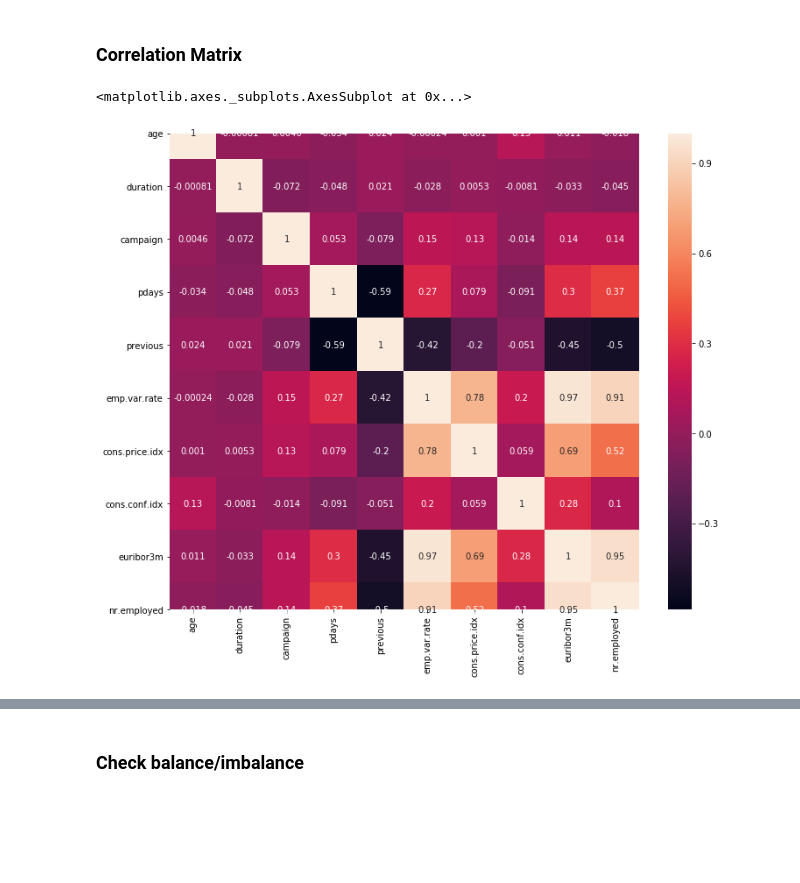
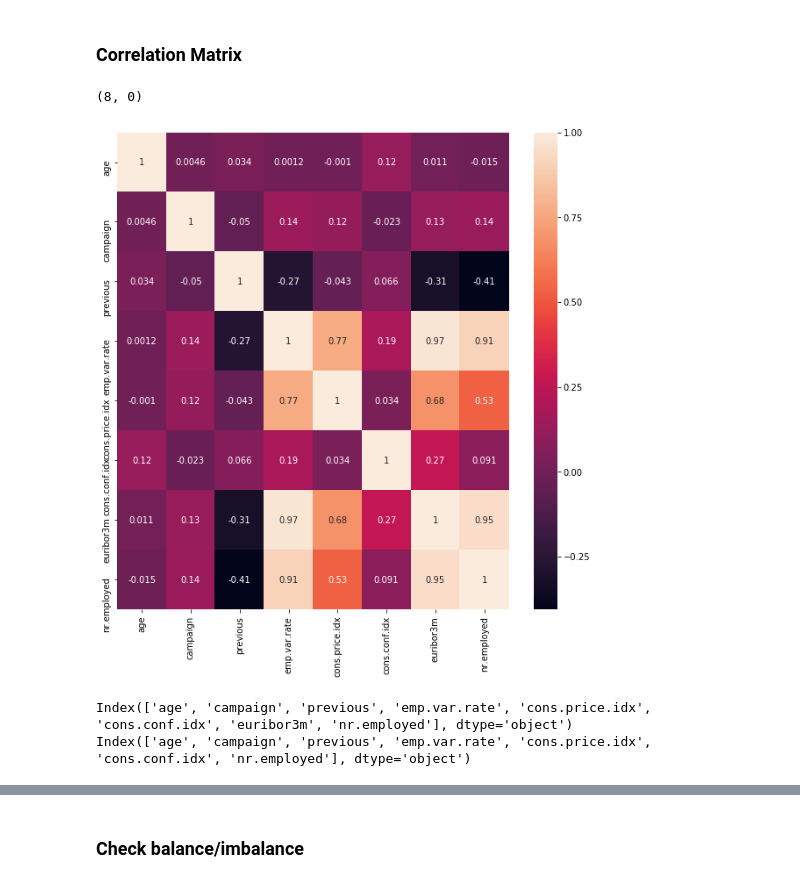
Before and after one commit to sanayei/marketing, a Jupyter notebook: bank-marketing.ipynb, the cells around one changed output, grey strips where cells are left out. Saved outputs shown, nothing was run; the diff lists cells and outputs as text; code cells hidden in the pictures; blank space fills up the shorter version.

Commit message:
cleaning data and added new variables

```diff
--- a/bank-marketing.ipynb
+++ b/bank-marketing.ipynb
@@ -150,0 +216,2 @@ plt.show()
+# %%
+df = df[~((df['pdays'] == 999) & (df['poutcome'] != 'nonexistent'))]
@@ -150,0 +264,4 @@ plt.show()
+# %%
+# we can  create a new variable "previous_contact" also drop pdays
+df['previous_contact'] = np.where(df['pdays']!=999, 1, 0)
+# df['previous_contact'] = df['previous_contact'].astype('category')
@@ -150,0 +273,10 @@ plt.show()
+# %%
+numeric_features_lst = ['age',
+                    'campaign',
+                    'previous',
+                    'emp.var.rate',
+                    'cons.price.idx',
+                    'cons.conf.idx',
+                    'euribor3m',
+                    'nr.employed']
+numeric_features = df[numeric_features_lst].columns
@@ -262,8 +445,25 @@ poutcome 0
 # %% [markdown]
 ###  Correlation Matrix
 # %%
-plt.figure(figsize=(12, 10))
-sns.heatmap(df.corr(method='pearson'), annot=True)
+plt.figure(figsize=(10, 10))
+ax = sns.heatmap(df[numeric_features].corr(method='pearson'), annot=True)
+ax.set_ylim(8, 0)
 # %% [output]
-<matplotlib.axes._subplots.AxesSubplot at 0x...>
+(8, 0)
-[figure, old version]
+[figure, new version]
+# %%
+# exclude euribor3m from numeric_features because of high correlation
+print(numeric_features)
+numeric_features_lst = ['age',
+                    'campaign',
+                    'previous',
+                    'emp.var.rate',
+                    'cons.price.idx',
+                    'cons.conf.idx',
+#                     'euribor3m',
+                    'nr.employed']
+numeric_features = df[numeric_features_lst].columns
+print(numeric_features)
+# %% [output]
+Index(['age', 'campaign', 'previous', 'emp.var.rate', 'cons.price.idx', 'cons.conf.idx', 'euribor3m', 'nr.employed'], dtype='object')
+Index(['age', 'campaign', 'previous', 'emp.var.rate', 'cons.price.idx', 'cons.conf.idx', 'nr.employed'], dtype='object')
```
Also changed, not shown: parts of 69 cells of this notebook.
